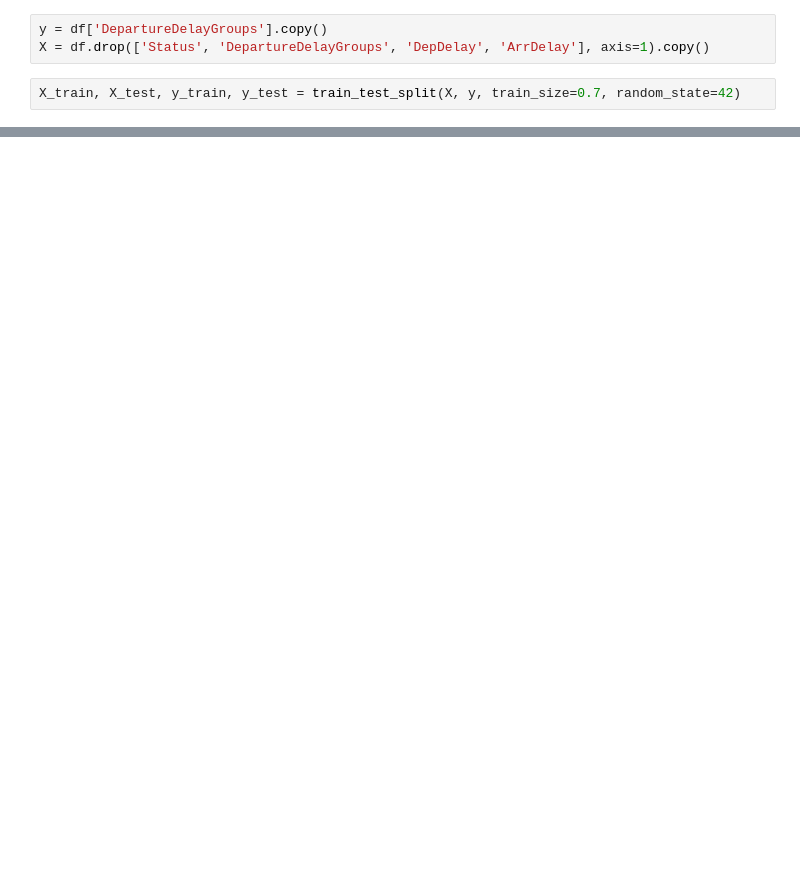
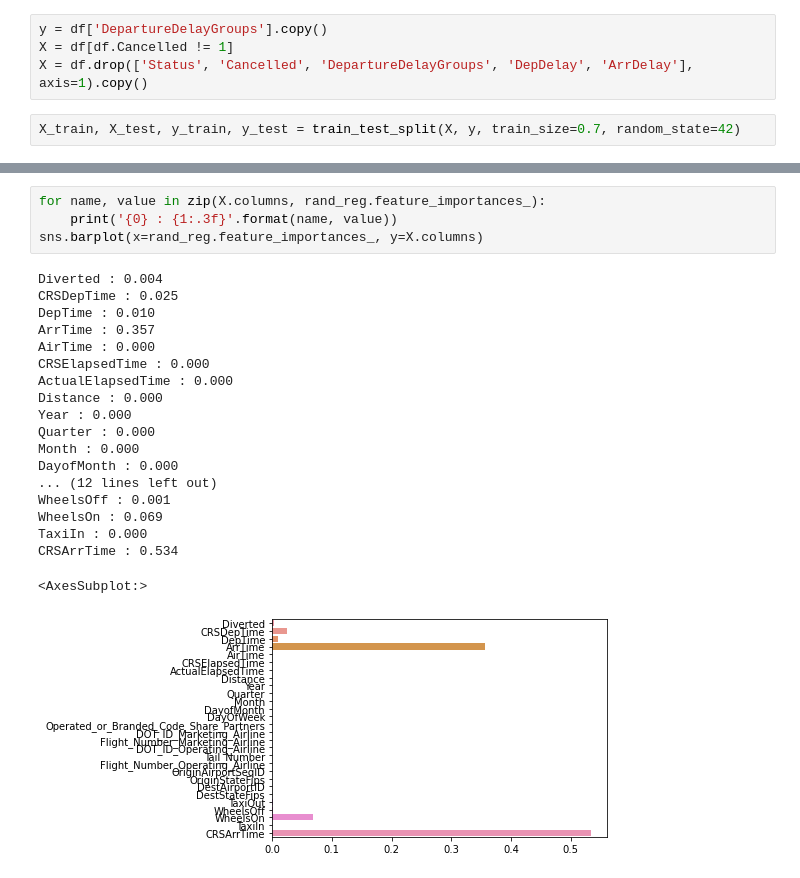
Before and after one commit to syunwi2/Flight_Delay_Prediction, a Jupyter notebook: MK_Fight_Dealy_Prediction.ipynb, the cells around one changed output, grey strips where cells are left out. Cells and saved outputs as stored; diff of their text form; blank space fills up the shorter version.

```diff
--- a/MK_Fight_Dealy_Prediction.ipynb
+++ b/MK_Fight_Dealy_Prediction.ipynb
@@ -385,7 +412,8 @@ print('테스트세트 정확도: {:.3f}' .format(rand_clf.score(X_test, y_test)
 ### train and test for amount of delay prediction
 # %%
 y = df['DepartureDelayGroups'].copy()
-X = df.drop(['Status', 'DepartureDelayGroups', 'DepDelay', 'ArrDelay'], axis=1).copy()
+X = df[df.Cancelled != 1]
+X = df.drop(['Status', 'Cancelled', 'DepartureDelayGroups', 'DepDelay', 'ArrDelay'], axis=1).copy()
 # %%
 X_train, X_test, y_train, y_test = train_test_split(X, y, train_size=0.7, random_state=42)
 # %%
@@ -400,0 +427,24 @@ ValueError: Unknown label type: 'continuous'
+# %%
+for name, value in zip(X.columns, rand_reg.feature_importances_):
+    print('{0} : {1:.3f}'.format(name, value))
+sns.barplot(x=rand_reg.feature_importances_, y=X.columns)
+# %% [output]
+Diverted : 0.004
+CRSDepTime : 0.025
+DepTime : 0.010
+ArrTime : 0.357
+AirTime : 0.000
+CRSElapsedTime : 0.000
+ActualElapsedTime : 0.000
+Distance : 0.000
+Year : 0.000
+Quarter : 0.000
+Month : 0.000
+DayofMonth : 0.000
+... (12 lines left out)
+WheelsOff : 0.001
+WheelsOn : 0.069
+TaxiIn : 0.000
+CRSArrTime : 0.534
+<AxesSubplot:>
+[figure, added]
```
Also changed, not shown: parts of 6 cells of this notebook.
